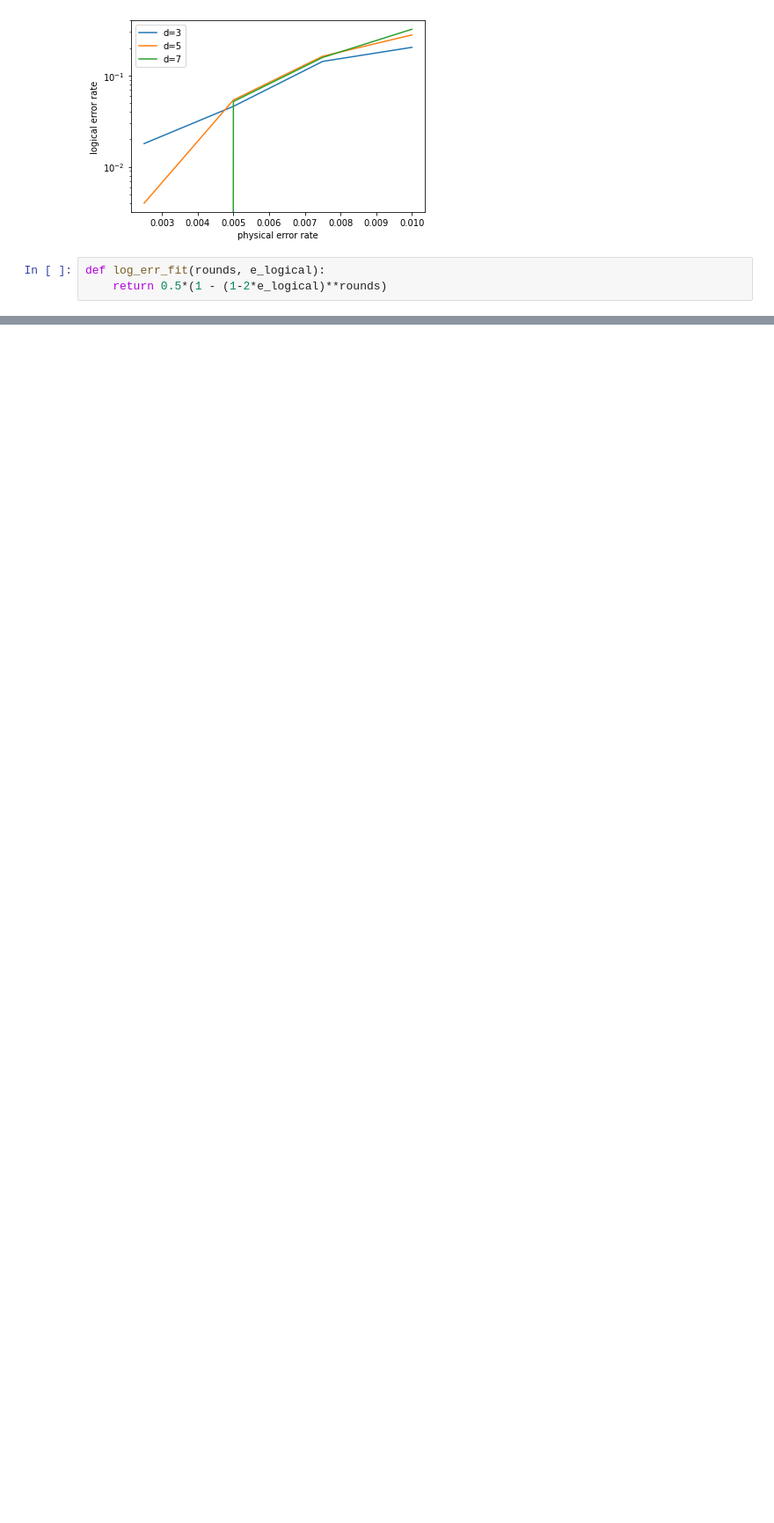
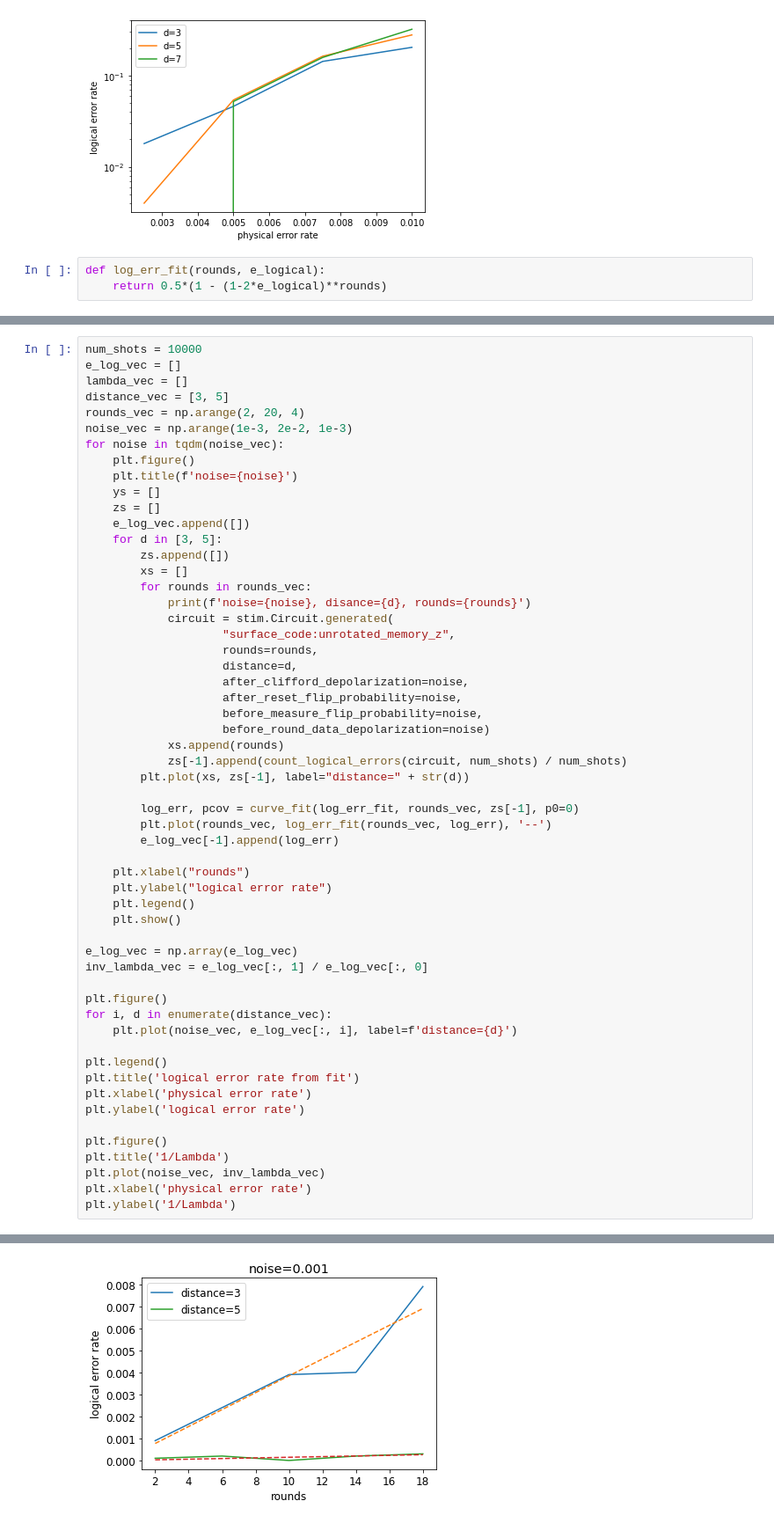
Before and after one commit to liorella/research, a Jupyter notebook: phys/threshold_modeling_stim.ipynb, the cells around one changed output, grey strips where cells are left out. Shown at 88% size. Cells and saved outputs as stored; diff of their text form; blank space fills up the shorter version.

```diff
--- a/phys/threshold_modeling_stim.ipynb
+++ b/phys/threshold_modeling_stim.ipynb
@@ -527,0 +328,57 @@ plt.show()
+# %%
+num_shots = 10000
+e_log_vec = []
+lambda_vec = []
+distance_vec = [3, 5]
+rounds_vec = np.arange(2, 20, 4)
+noise_vec = np.arange(1e-3, 2e-2, 1e-3)
+for noise in tqdm(noise_vec):
+    plt.figure()
+    plt.title(f'noise={noise}')
+    ys = []
+    zs = []
+    e_log_vec.append([])
+    for d in [3, 5]:
+        zs.append([])
+        xs = []
+        for rounds in rounds_vec:
+            print(f'noise={noise}, disance={d}, rounds={rounds}')
+            circuit = stim.Circuit.generated(
+                    "surface_code:unrotated_memory_z",
+                    rounds=rounds,
+                    distance=d,
+                    after_clifford_depolarization=noise,
+                    after_reset_flip_probability=noise,
+                    before_measure_flip_probability=noise,
+                    before_round_data_depolarization=noise)
+            xs.append(rounds)
+            zs[-1].append(count_logical_errors(circuit, num_shots) / num_shots)
+        plt.plot(xs, zs[-1], label="distance=" + str(d))
+
+        log_err, pcov = curve_fit(log_err_fit, rounds_vec, zs[-1], p0=0)
+        plt.plot(rounds_vec, log_err_fit(rounds_vec, log_err), '--')
+        e_log_vec[-1].append(log_err)
+
+    plt.xlabel("rounds")
+    plt.ylabel("logical error rate")
+    plt.legend()
+    plt.show()
+
+e_log_vec = np.array(e_log_vec)
+inv_lambda_vec = e_log_vec[:, 1] / e_log_vec[:, 0]
+
+plt.figure()
+for i, d in enumerate(distance_vec):
+    plt.plot(noise_vec, e_log_vec[:, i], label=f'distance={d}')
+
+plt.legend()
+plt.title('logical error rate from fit')
+plt.xlabel('physical error rate')
+plt.ylabel('logical error rate')
+
+plt.figure()
+plt.title('1/Lambda')
+plt.plot(noise_vec, inv_lambda_vec)
+plt.xlabel('physical error rate')
+plt.ylabel('1/Lambda')
+# %% [output]
@@ -527,0 +395 @@ plt.show()
+[figure, added]
```
Also changed, not shown: parts of 10 cells of this notebook.
